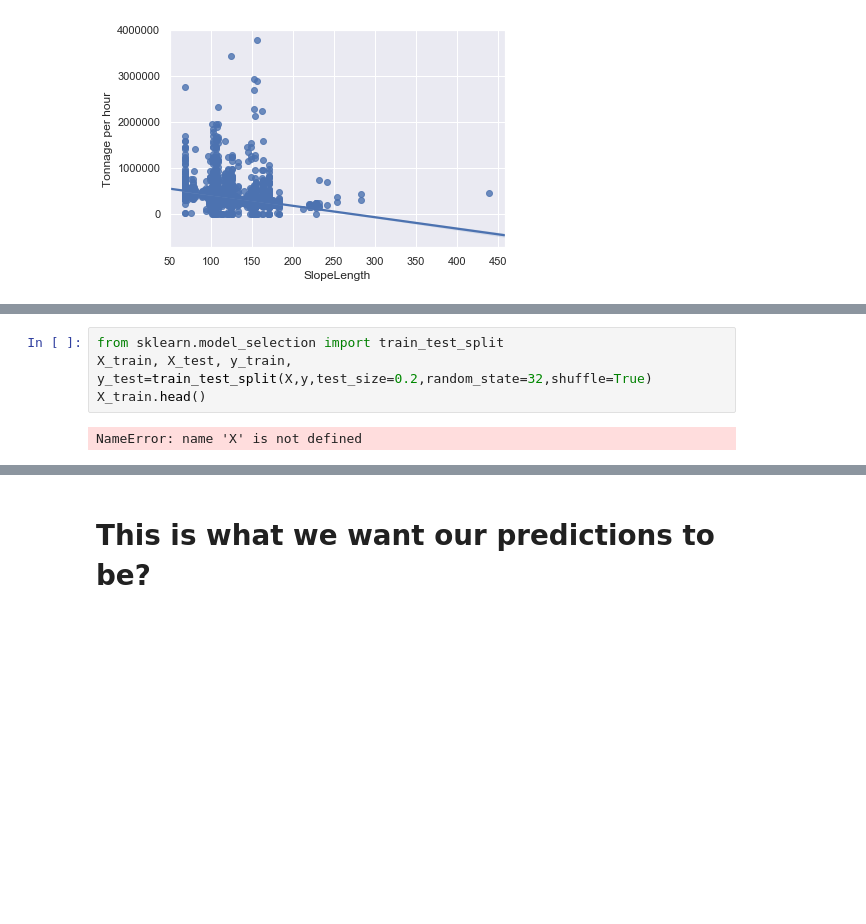
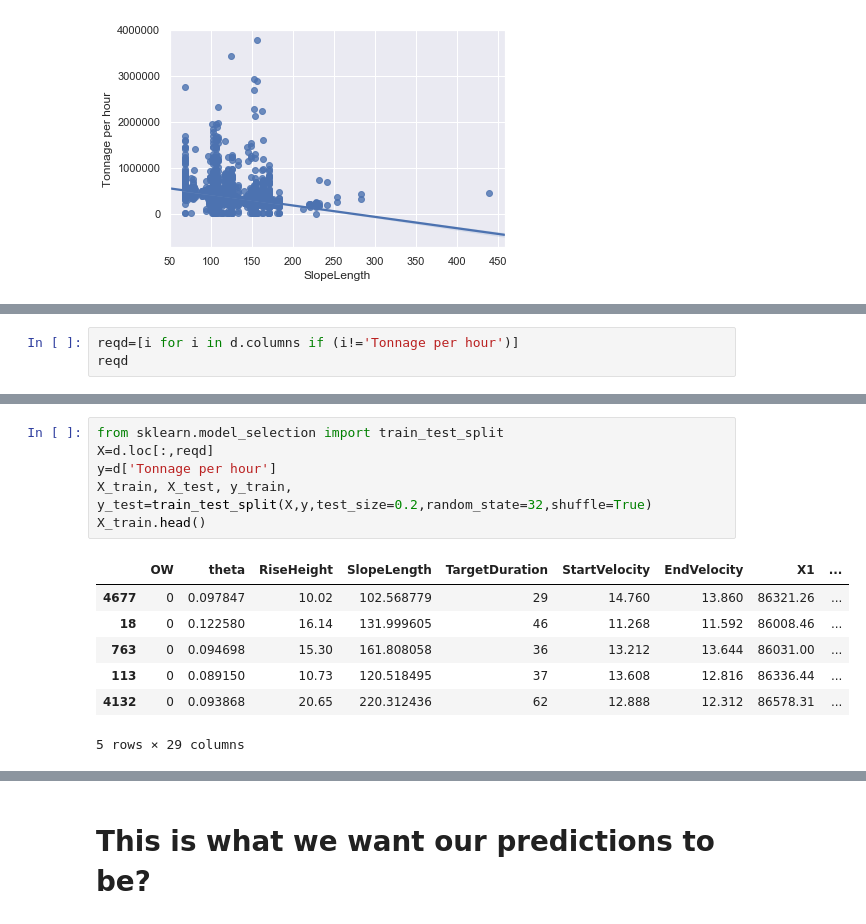
Before and after one commit to ognpa/unearthed, a Jupyter notebook: Untitled2.ipynb, the cells around one changed output, grey strips where cells are left out. Drawn from its saved outputs; the diff is of its cells as text; blank space fills up the shorter version.

```diff
--- a/Untitled2.ipynb
+++ b/Untitled2.ipynb
@@ -176,0 +225,3 @@ sns.regplot('SlopeLength','Tonnage per hour',data=tgt_set)
+# %%
+reqd=[i for i in d.columns if (i!='Tonnage per hour')]
+reqd
@@ -177,6 +246,14 @@ sns.regplot('SlopeLength','Tonnage per hour',data=tgt_set)
 # %%
 from sklearn.model_selection import train_test_split
+X=d.loc[:,reqd]
+y=d['Tonnage per hour']
 X_train, X_test, y_train, y_test=train_test_split(X,y,test_size=0.2,random_state=32,shuffle=True)
 X_train.head()
 # %% [output]
+|  | OW | theta | RiseHeight | SlopeLength | TargetDuration | StartVelocity | EndVelocity | X1 | ... |
+| 4677 | 0 | 0.097847 | 10.02 | 102.568779 | 29 | 14.760 | 13.860 | 86321.26 | ... |
+| 18 | 0 | 0.122580 | 16.14 | 131.999605 | 46 | 11.268 | 11.592 | 86008.46 | ... |
+| 763 | 0 | 0.094698 | 15.30 | 161.808058 | 36 | 13.212 | 13.644 | 86031.00 | ... |
+| 113 | 0 | 0.089150 | 10.73 | 120.518495 | 37 | 13.608 | 12.816 | 86336.44 | ... |
+| 4132 | 0 | 0.093868 | 20.65 | 220.312436 | 62 | 12.888 | 12.312 | 86578.31 | ... |
-NameError: name 'X' is not defined
+5 rows × 29 columns
```
Also changed, not shown: parts of 14 cells of this notebook.
